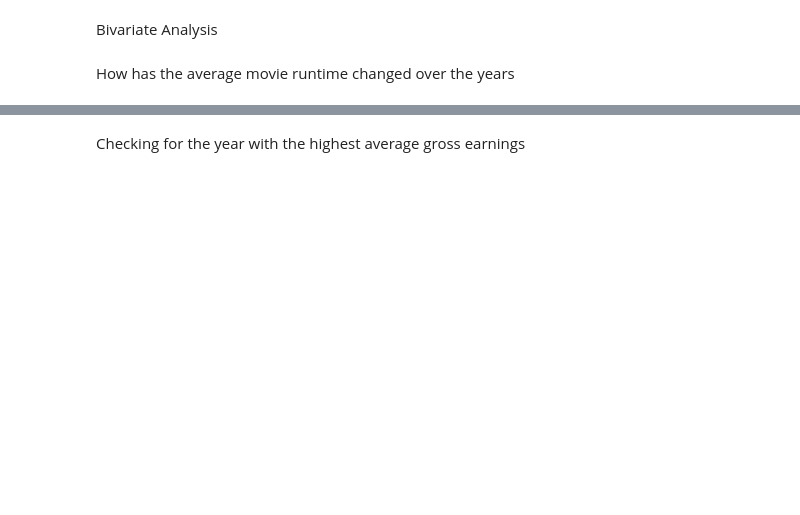
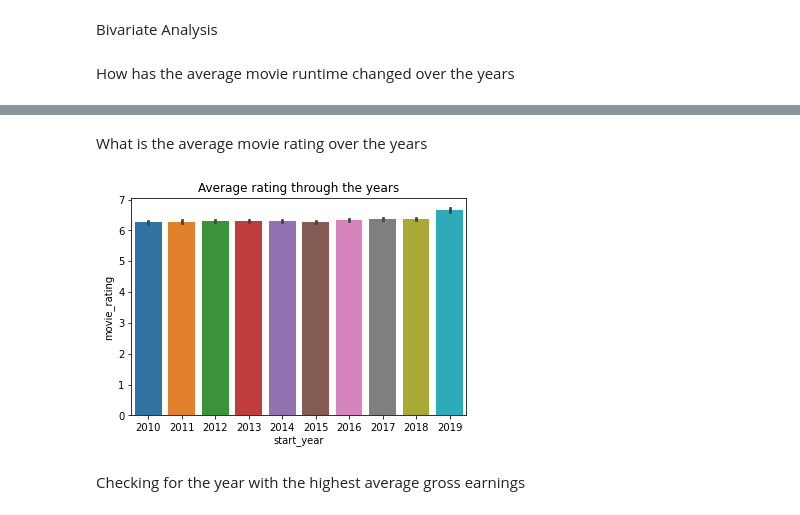
Before and after one commit to Mbachia/Movie_Project-1, a Jupyter notebook: project.ipynb, the cells around one changed output, grey strips where cells are left out. Saved outputs shown, nothing was run; the diff lists cells and outputs as text; code cells hidden in the pictures; blank space fills up the shorter version.

```diff
--- a/project.ipynb
+++ b/project.ipynb
@@ -541,0 +231,2 @@ plt.show()
+# %% [markdown]
+What is the average movie rating over the years
@@ -542,3 +238,9 @@ plt.show()
+# %%
+sns.barplot(x='start_year',y='movie_rating',data=df)
+plt.title('Average rating through the years')
+plt.show()
+# %% [output]
+[figure, added]
 # %% [markdown]
 Checking for the year with the highest average gross earnings
 # %%
```
Also changed, not shown: parts of 51 cells of this notebook.
